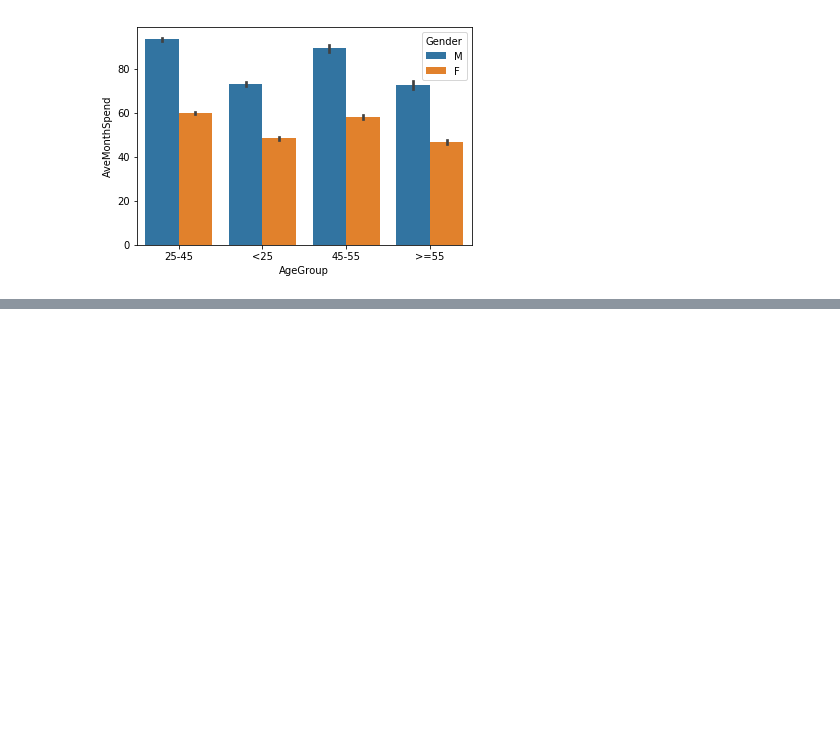
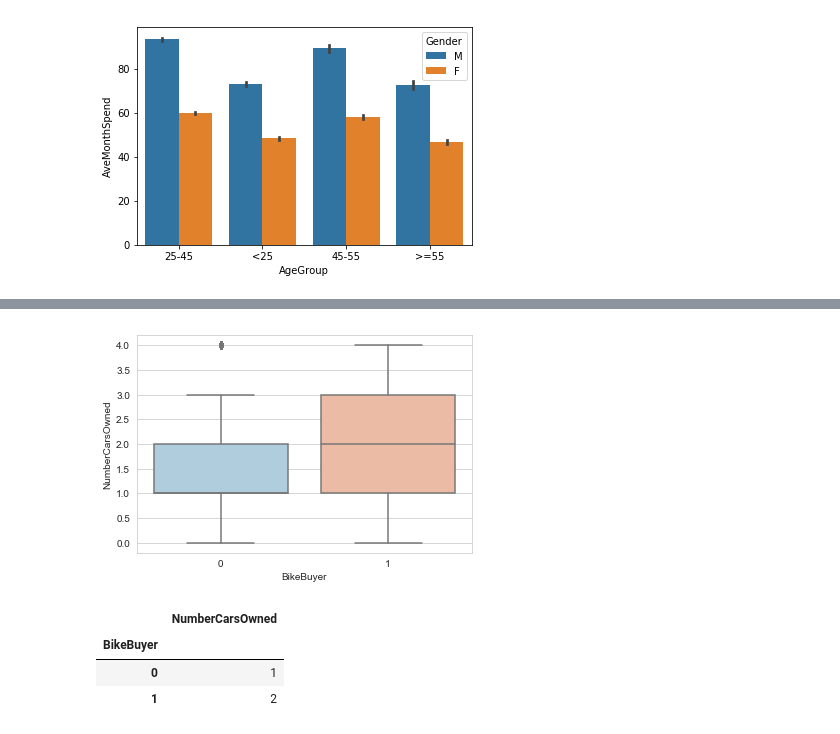
Before and after one commit to random82/Principles-of-Machine-Learning-Python, a Jupyter notebook: Final Exam/Final exam.ipynb, the cells around one changed output, grey strips where cells are left out. Saved outputs shown, nothing was run; the diff lists cells and outputs as text; code cells hidden in the pictures; blank space fills up the shorter version.

```diff
--- a/Final Exam/Final exam.ipynb
+++ b/Final Exam/Final exam.ipynb
@@ -227,0 +237,12 @@ plot_box(df_joined, cat_cols, col_y="AveMonthSpend")
+# %%
+cat_cols = ['BikeBuyer']
+plot_box(df_joined, cat_cols, col_y="NumberCarsOwned")
+# %% [output]
+[figure, added]
+# %%
+df_joined[['BikeBuyer', 'NumberCarsOwned']].groupby('BikeBuyer').median()
+# %% [output]
+|  | NumberCarsOwned |
+| BikeBuyer |  |
+| 0 | 1 |
+| 1 | 2 |
```
Also changed, not shown: parts of 5 cells of this notebook.
